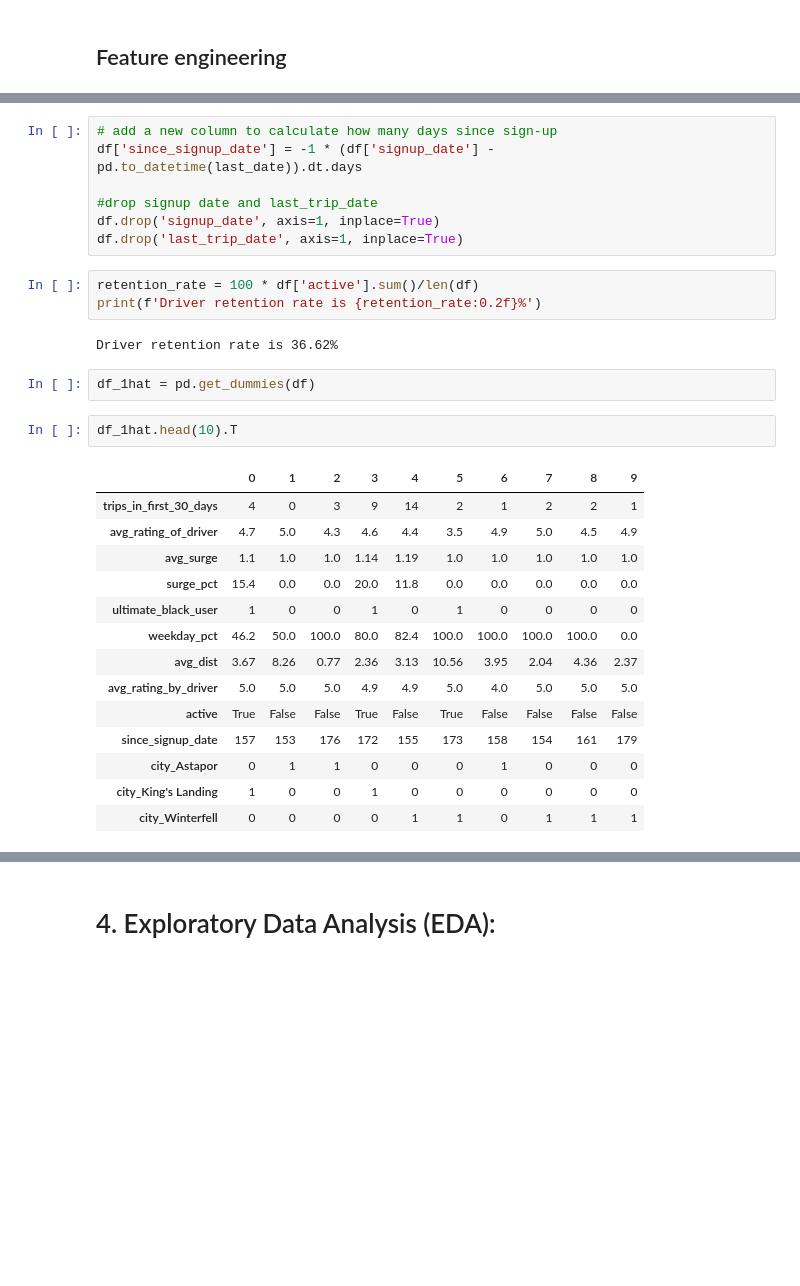
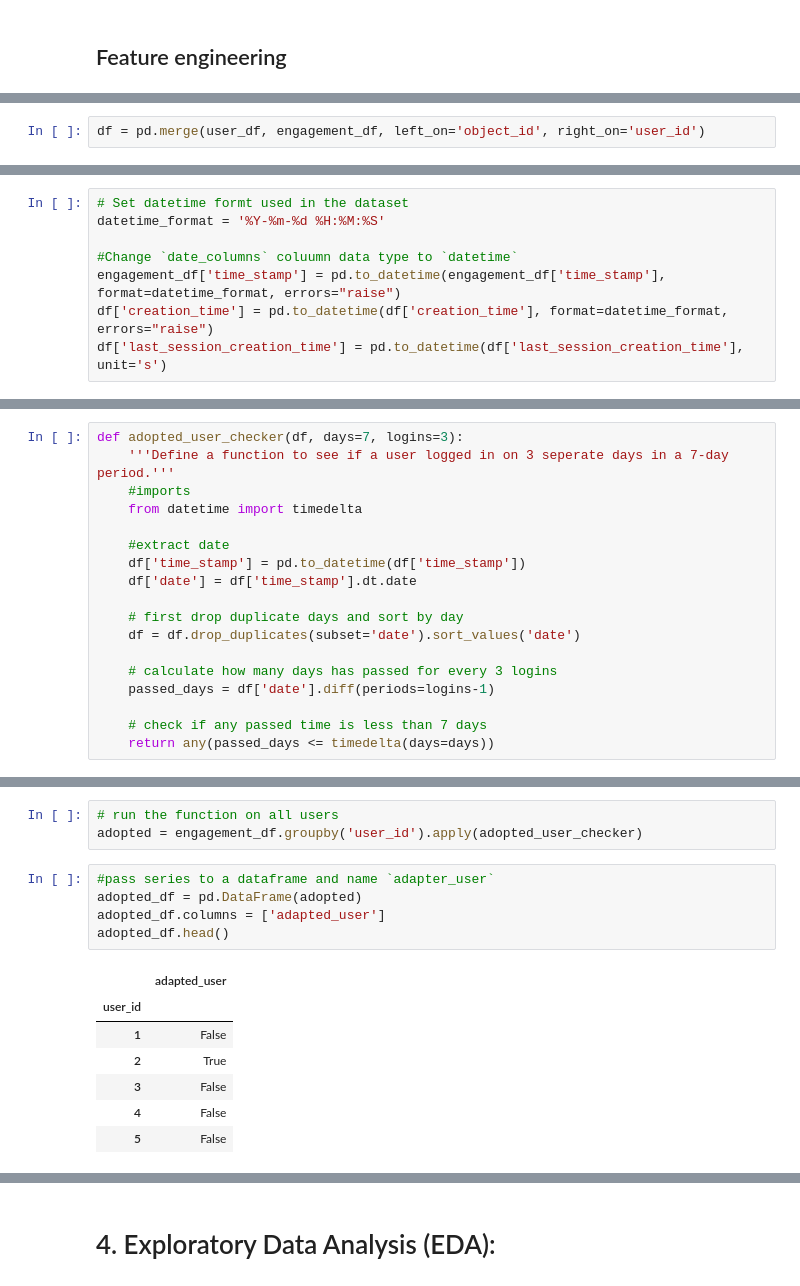
Before and after one commit to faridjn/-Springboard-7_2_5_API-Mini-Project, a Jupyter notebook: Unit 27 - Interview Challanges/2. relax_challenge/Notebooks/relax_challange.ipynb, the cells around one changed output, grey strips where cells are left out. Saved outputs shown, nothing was run; the diff lists cells and outputs as text; blank space fills up the shorter version.

```diff
--- a/Unit 27 - Interview Challanges/2. relax_challenge/Notebooks/relax_challange.ipynb
+++ b/Unit 27 - Interview Challanges/2. relax_challenge/Notebooks/relax_challange.ipynb
@@ -318,0 +312,2 @@ Missing data stasts
+# %%
+df = pd.merge(user_df, engagement_df, left_on='object_id', right_on='user_id')
@@ -318,0 +316,8 @@ Missing data stasts
+# %%
+# Set datetime formt used in the dataset
+datetime_format = '%Y-%m-%d %H:%M:%S'
+
+#Change `date_columns` coluumn data type to `datetime`
+engagement_df['time_stamp'] = pd.to_datetime(engagement_df['time_stamp'], format=datetime_format, errors="raise")
+df['creation_time'] = pd.to_datetime(df['creation_time'], format=datetime_format, errors="raise")
+df['last_session_creation_time'] = pd.to_datetime(df['last_session_creation_time'], unit='s')
@@ -319 +326,18 @@ Missing data stasts
 # %%
+def adopted_user_checker(df, days=7, logins=3):
+    '''Define a function to see if a user logged in on 3 seperate days in a 7-day period.'''
+    #imports
+    from datetime import timedelta
+
+    #extract date
+    df['time_stamp'] = pd.to_datetime(df['time_stamp'])
+    df['date'] = df['time_stamp'].dt.date
+
+    # first drop duplicate days and sort by day
+    df = df.drop_duplicates(subset='date').sort_values('date')
+
+    # calculate how many days has passed for every 3 logins
+    passed_days = df['date'].diff(periods=logins-1)
+
+    # check if any passed time is less than 7 days
+    return any(passed_days <= timedelta(days=days))
@@ -334,31 +344,16 @@ df['active'] = (df['last_trip_date'] > threshold_date).astype(bool)
-# %%
-# add a new column to calculate how many days since sign-up
-df['since_signup_date'] = -1 * (df['signup_date'] - pd.to_datetime(last_date)).dt.days
-
-#drop signup date and last_trip_date
-df.drop('signup_date', axis=1, inplace=True)
-df.drop('last_trip_date', axis=1, inplace=True)
-# %%
-retention_rate = 100 * df['active'].sum()/len(df)
-print(f'Driver retention rate is {retention_rate:0.2f}%')
-# %% [output]
-Driver retention rate is 36.62%
-# %%
-df_1hat = pd.get_dummies(df)
-# %%
-df_1hat.head(10).T
-# %% [output]
-|  | 0 | 1 | 2 | 3 | 4 | 5 | 6 | 7 | 8 | 9 |
-| trips_in_first_30_days | 4 | 0 | 3 | 9 | 14 | 2 | 1 | 2 | 2 | 1 |
-| avg_rating_of_driver | 4.7 | 5.0 | 4.3 | 4.6 | 4.4 | 3.5 | 4.9 | 5.0 | 4.5 | 4.9 |
-| avg_surge | 1.1 | 1.0 | 1.0 | 1.14 | 1.19 | 1.0 | 1.0 | 1.0 | 1.0 | 1.0 |
-| surge_pct | 15.4 | 0.0 | 0.0 | 20.0 | 11.8 | 0.0 | 0.0 | 0.0 | 0.0 | 0.0 |
-| ultimate_black_user | 1 | 0 | 0 | 1 | 0 | 1 | 0 | 0 | 0 | 0 |
-| weekday_pct | 46.2 | 50.0 | 100.0 | 80.0 | 82.4 | 100.0 | 100.0 | 100.0 | 100.0 | 0.0 |
-| avg_dist | 3.67 | 8.26 | 0.77 | 2.36 | 3.13 | 10.56 | 3.95 | 2.04 | 4.36 | 2.37 |
-| avg_rating_by_driver | 5.0 | 5.0 | 5.0 | 4.9 | 4.9 | 5.0 | 4.0 | 5.0 | 5.0 | 5.0 |
-| active | True | False | False | True | False | True | False | False | False | False |
-| since_signup_date | 157 | 153 | 176 | 172 | 155 | 173 | 158 | 154 | 161 | 179 |
-| city_Astapor | 0 | 1 | 1 | 0 | 0 | 0 | 1 | 0 | 0 | 0 |
-| city_King's Landing | 1 | 0 | 0 | 1 | 0 | 0 | 0 | 0 | 0 | 0 |
-| city_Winterfell | 0 | 0 | 0 | 0 | 1 | 1 | 0 | 1 | 1 | 1 |
+# %%
+# run the function on all users
+adopted = engagement_df.groupby('user_id').apply(adopted_user_checker)
+# %%
+#pass series to a dataframe and name `adapter_user`
+adopted_df = pd.DataFrame(adopted)
+adopted_df.columns = ['adapted_user']
+adopted_df.head()
+# %% [output]
+|  | adapted_user |
+| user_id |  |
+| 1 | False |
+| 2 | True |
+| 3 | False |
+| 4 | False |
+| 5 | False |
```
Also changed, not shown: parts of 60 cells of this notebook, 3 other files.
